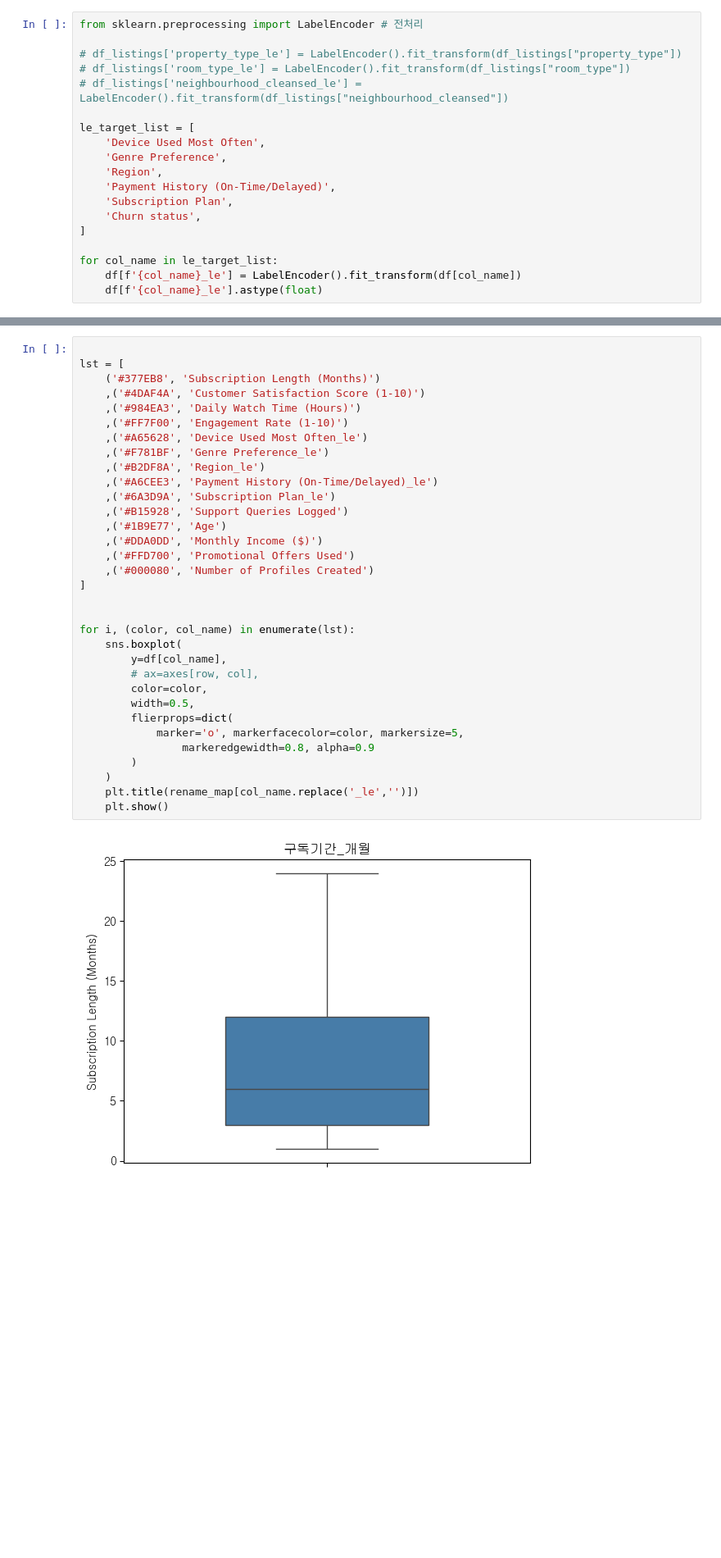
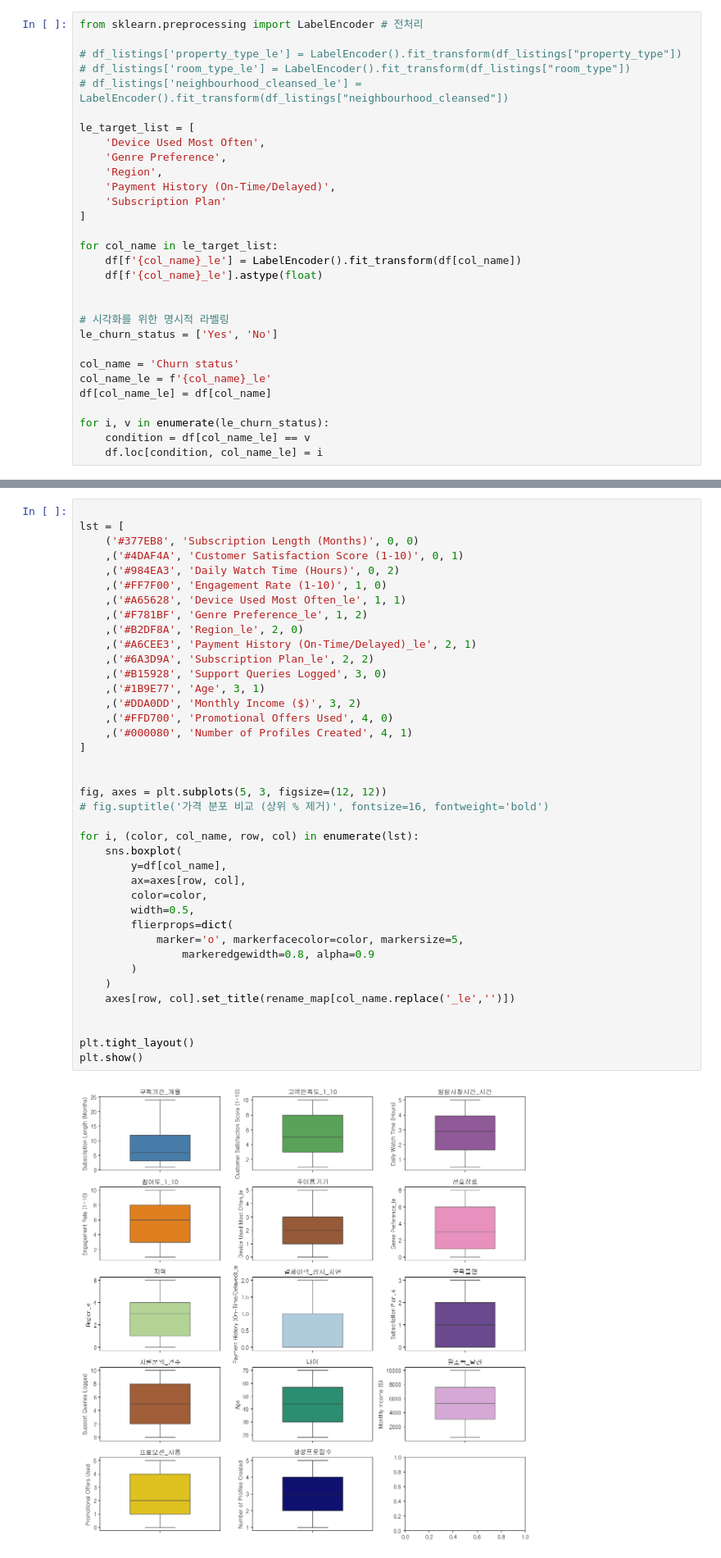
Before and after one commit to SKNetworks-AI19-250818/SKN19_2ND_3TEAM, a Jupyter notebook: EDA/eda_kbs.ipynb, the cells around one changed output, grey strips where cells are left out. Shown at 82% size. Drawn from its saved outputs; the diff is of its cells as text; blank space fills up the shorter version.

```diff
--- a/EDA/eda_kbs.ipynb
+++ b/EDA/eda_kbs.ipynb
@@ -799,13 +846,24 @@ le_target_list = [
     'Genre Preference',
     'Region',
     'Payment History (On-Time/Delayed)',
-    'Subscription Plan',
-    'Churn status',
+    'Subscription Plan'
 ]
 
 for col_name in le_target_list:
     df[f'{col_name}_le'] = LabelEncoder().fit_transform(df[col_name])
     df[f'{col_name}_le'].astype(float)
+
+
+# 시각화를 위한 명시적 라벨링
+le_churn_status = ['Yes', 'No']
+
+col_name = 'Churn status'
+col_name_le = f'{col_name}_le'
+df[col_name_le] = df[col_name]
+
+for i, v in enumerate(le_churn_status):
+    condition = df[col_name_le] == v
+    df.loc[condition, col_name_le] = i
 # %% [markdown]
 ## ## 5. 데이터 시각화를 통한 탐색
 # %%
@@ -838,35 +898,41 @@ plt.show()
 # %%
 
 lst = [
-    ('#377EB8', 'Subscription Length (Months)')
-    ,('#4DAF4A', 'Customer Satisfaction Score (1-10)')
-    ,('#984EA3', 'Daily Watch Time (Hours)')
-    ,('#FF7F00', 'Engagement Rate (1-10)')
-    ,('#A65628', 'Device Used Most Often_le')
-    ,('#F781BF', 'Genre Preference_le')
-    ,('#B2DF8A', 'Region_le')
-    ,('#A6CEE3', 'Payment History (On-Time/Delayed)_le')
-    ,('#6A3D9A', 'Subscription Plan_le')
-    ,('#B15928', 'Support Queries Logged')
-    ,('#1B9E77', 'Age')
-    ,('#DDA0DD', 'Monthly Income ($)')
-    ,('#FFD700', 'Promotional Offers Used')
-    ,('#000080', 'Number of Profiles Created')
+    ('#377EB8', 'Subscription Length (Months)', 0, 0)
+    ,('#4DAF4A', 'Customer Satisfaction Score (1-10)', 0, 1)
+    ,('#984EA3', 'Daily Watch Time (Hours)', 0, 2)
+    ,('#FF7F00', 'Engagement Rate (1-10)', 1, 0)
+    ,('#A65628', 'Device Used Most Often_le', 1, 1)
+    ,('#F781BF', 'Genre Preference_le', 1, 2)
+    ,('#B2DF8A', 'Region_le', 2, 0)
+    ,('#A6CEE3', 'Payment History (On-Time/Delayed)_le', 2, 1)
+    ,('#6A3D9A', 'Subscription Plan_le', 2, 2)
+    ,('#B15928', 'Support Queries Logged', 3, 0)
+    ,('#1B9E77', 'Age', 3, 1)
+    ,('#DDA0DD', 'Monthly Income ($)', 3, 2)
+    ,('#FFD700', 'Promotional Offers Used', 4, 0)
+    ,('#000080', 'Number of Profiles Created', 4, 1)
 ]
 
 
-for i, (color, col_name) in enumerate(lst):
+fig, axes = plt.subplots(5, 3, figsize=(12, 12))
+# fig.suptitle('가격 분포 비교 (상위 % 제거)', fontsize=16, fontweight='bold')
+
+for i, (color, col_name, row, col) in enumerate(lst):
     sns.boxplot(
         y=df[col_name],
-        # ax=axes[row, col],
+        ax=axes[row, col],
         color=color,
         width=0.5,
         flierprops=dict(
             marker='o', markerfacecolor=color, markersize=5,
                 markeredgewidth=0.8, alpha=0.9
         )
     )
-    plt.title(rename_map[col_name.replace('_le','')])
-    plt.show()
+    axes[row, col].set_title(rename_map[col_name.replace('_le','')])
+
+
+plt.tight_layout()
+plt.show()
 # %% [output]
-[figure, old version]
+[figure, new version]
```
Also changed, not shown: parts of 44 cells of this notebook, 3 other files.
